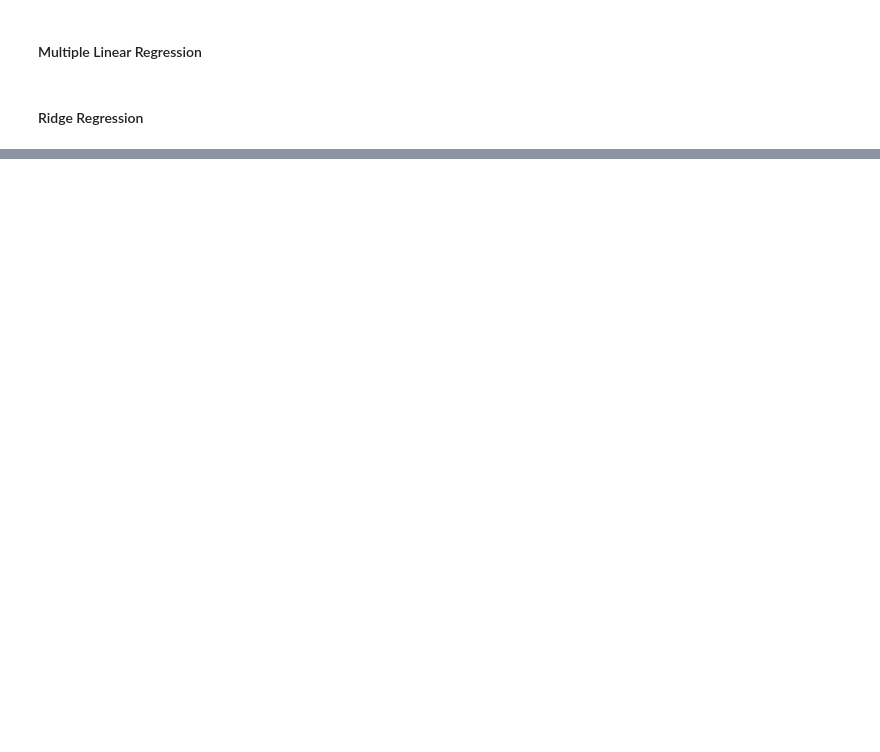
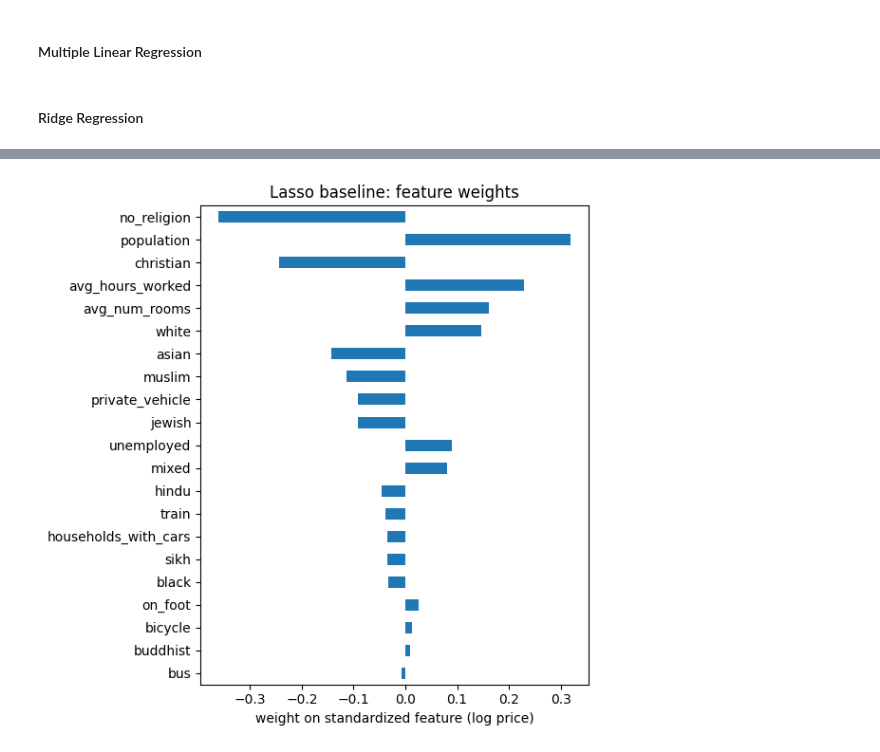
Before and after one commit to ArshSiddiqui/demographic-features-london-col, a Jupyter notebook: housing_cost_analysis.ipynb, the cells around one changed output, grey strips where cells are left out. Drawn from its saved outputs; the diff is of its cells as text; code cells hidden in the pictures; blank space fills up the shorter version.

Commit message:
added code for lasso

```diff
--- a/housing_cost_analysis.ipynb
+++ b/housing_cost_analysis.ipynb
@@ -288,0 +309,13 @@ pd.DataFrame({
+# %%
+lasso_scaled = GridSearchCV(make_pipeline(StandardScaler(), Lasso(max_iter=10000)),
+                            {'lasso__alpha': np.logspace(-6, 0, 31)},
+                            cv=kfold, scoring="neg_mean_squared_error")
+lasso_scaled.fit(X_train, Y_train)
+
+i = lasso_scaled.best_index_
+cv_mse = -lasso_scaled.cv_results_['mean_test_score'][i]
+cv_se = lasso_scaled.cv_results_['std_test_score'][i] / np.sqrt(kfold.n_splits)
+
+sq_err = (np.array(Y_test) - lasso_scaled.predict(X_test)) ** 2
+test_mse, test_se = sq_err.mean(), sq_err.std(ddof=1) / np.sqrt(len(sq_err))
+lasso_scaled.best_params_, (cv_mse, cv_se), (test_mse, test_se)
@@ -288,0 +365,8 @@ pd.DataFrame({
+# %%
+coefs = pd.Series(lasso_scaled.best_estimator_[-1].coef_, index=X_test.columns).sort_values(key=abs)
+coefs.plot.barh(figsize=(6, 6), xlabel="weight on standardized feature (log price)",
+                title="Lasso baseline: feature weights")
+plt.tight_layout()
+plt.savefig("baseline.png", dpi=150)
+# %% [output]
+[figure, added]
```
Also changed, not shown: parts of 16 cells of this notebook.
